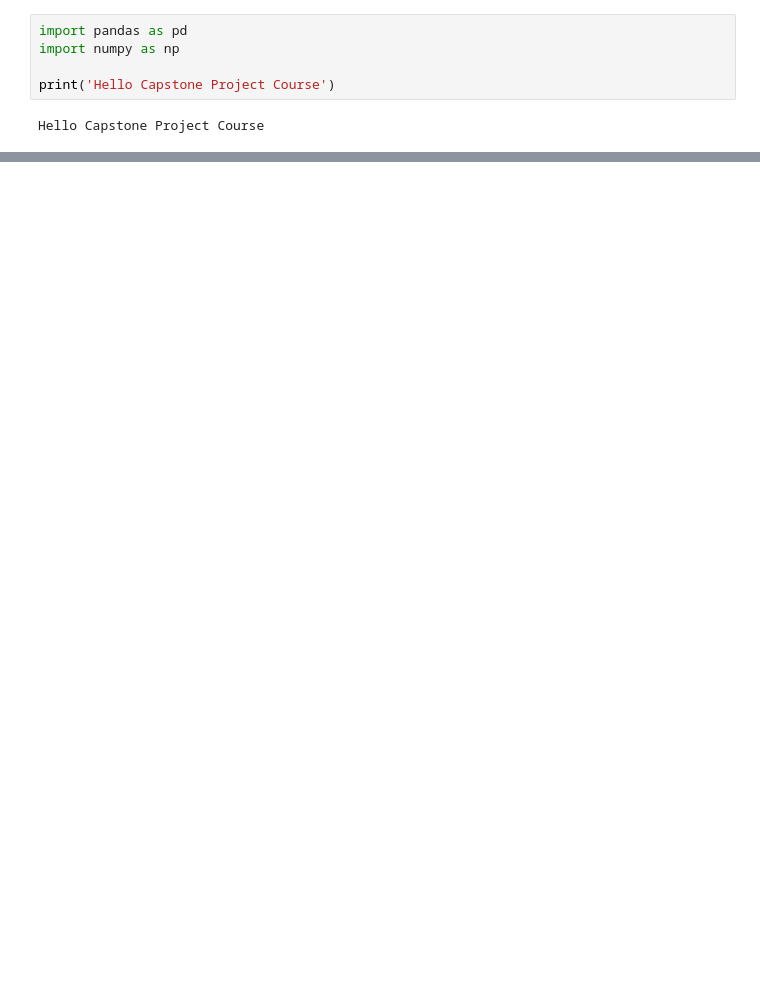
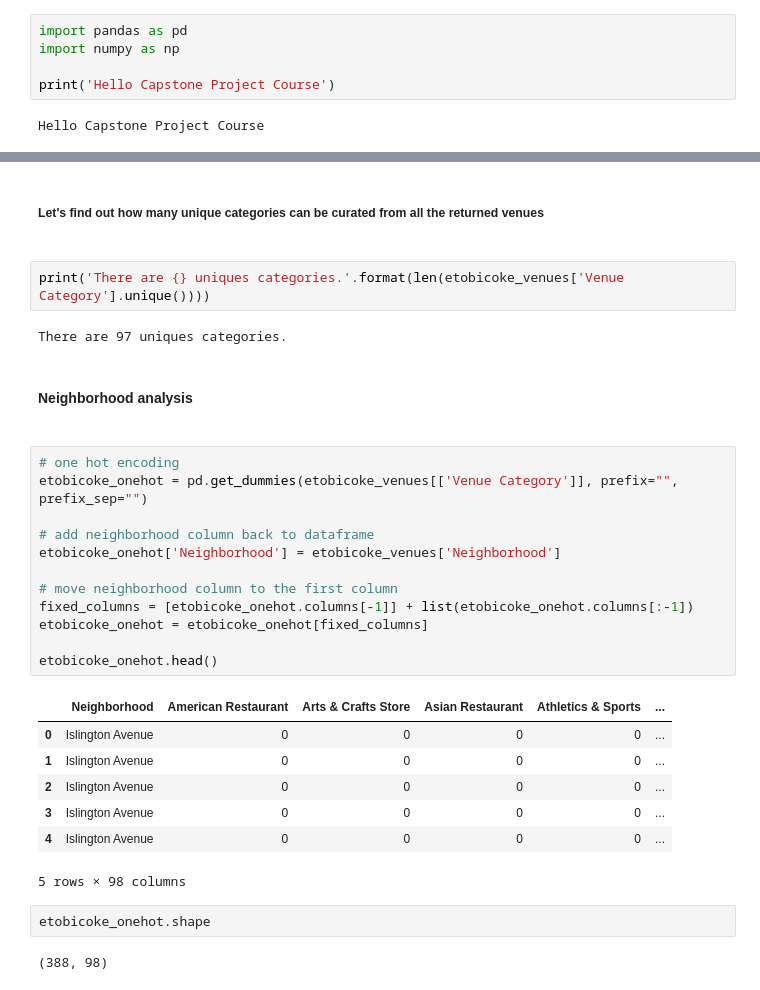
Before and after one commit to To-to-je/Coursera_Capstone, a Jupyter notebook: Capstone.ipynb, the cells around one changed output, grey strips where cells are left out. Drawn from its saved outputs; the diff is of its cells as text; blank space fills up the shorter version.

```diff
--- a/Capstone.ipynb
+++ b/Capstone.ipynb
@@ -11,0 +272,36 @@ Hello Capstone Project Course
+# %% [markdown]
+####
+##### Let's find out how many unique categories can be curated from all the returned venues
+####
+# %%
+print('There are {} uniques categories.'.format(len(etobicoke_venues['Venue Category'].unique())))
+# %% [output]
+There are 97 uniques categories.
+# %% [markdown]
+###
+#### Neighborhood analysis
+###
+# %%
+# one hot encoding
+etobicoke_onehot = pd.get_dummies(etobicoke_venues[['Venue Category']], prefix="", prefix_sep="")
+
+# add neighborhood column back to dataframe
+etobicoke_onehot['Neighborhood'] = etobicoke_venues['Neighborhood']
+
+# move neighborhood column to the first column
+fixed_columns = [etobicoke_onehot.columns[-1]] + list(etobicoke_onehot.columns[:-1])
+etobicoke_onehot = etobicoke_onehot[fixed_columns]
+
+etobicoke_onehot.head()
+# %% [output]
+|  | Neighborhood | American Restaurant | Arts & Crafts Store | Asian Restaurant | Athletics & Sports | ... |
+| 0 | Islington Avenue | 0 | 0 | 0 | 0 | ... |
+| 1 | Islington Avenue | 0 | 0 | 0 | 0 | ... |
+| 2 | Islington Avenue | 0 | 0 | 0 | 0 | ... |
+| 3 | Islington Avenue | 0 | 0 | 0 | 0 | ... |
+| 4 | Islington Avenue | 0 | 0 | 0 | 0 | ... |
+5 rows × 98 columns
+# %%
+etobicoke_onehot.shape
+# %% [output]
+(388, 98)
```
Also changed, not shown: parts of 38 cells of this notebook.
